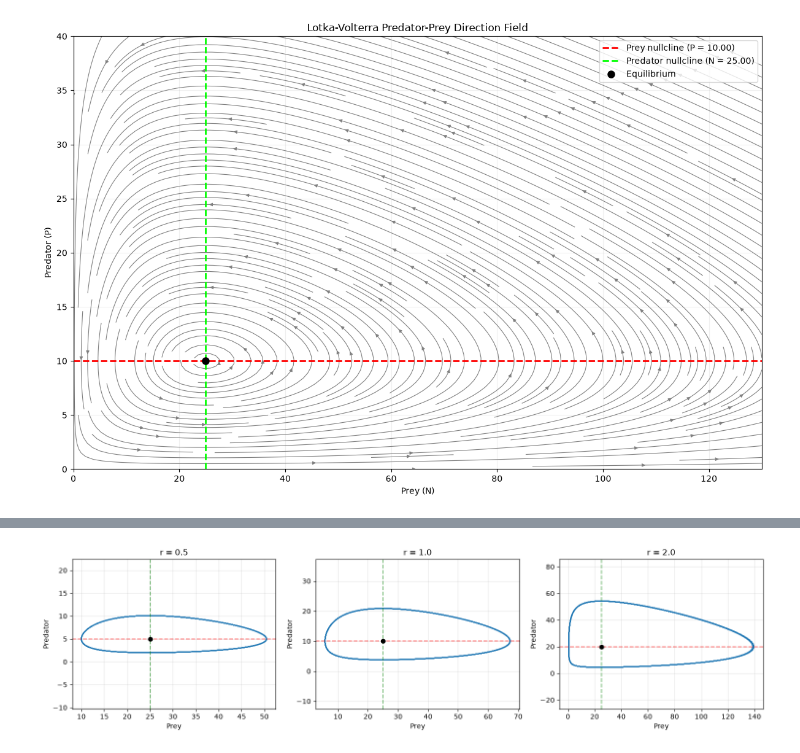
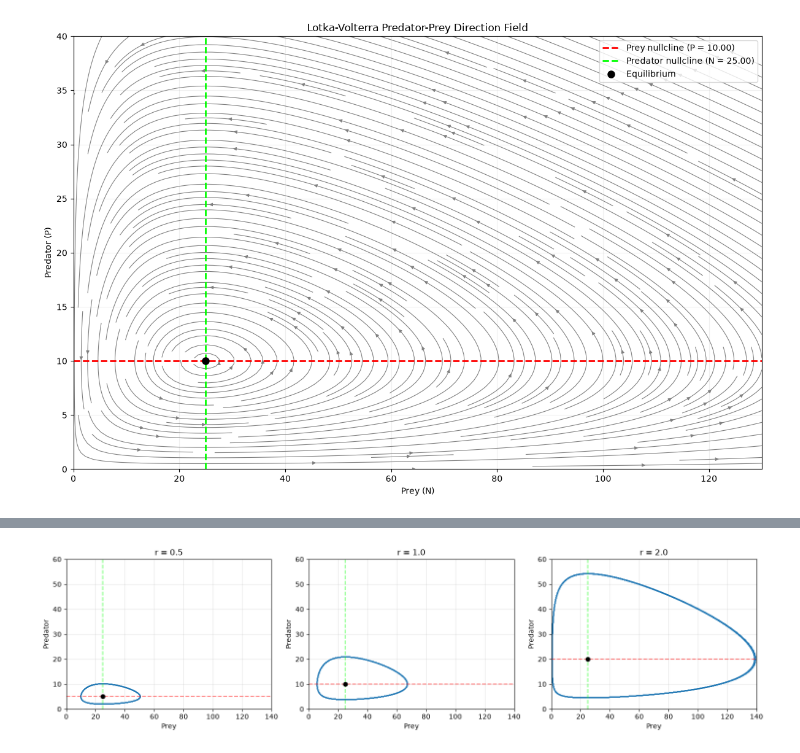
Before and after one commit to jasmine-moth/Mathematical-Ecology-Preperation, a Jupyter notebook: kot_ch.7/lotka-volterra_model.ipynb, the cells around one changed output, grey strips where cells are left out. Saved outputs shown, nothing was run; the diff lists cells and outputs as text; code cells hidden in the pictures.

```diff
--- a/kot_ch.7/lotka-volterra_model.ipynb
+++ b/kot_ch.7/lotka-volterra_model.ipynb
@@ -191,12 +191,6 @@ import numpy as np
 import matplotlib.pyplot as plt
 from scipy.integrate import odeint
 
-
-# parameters
-r = 1.0      # prey growth rate
-c = 0.1      # predation rate
-b = 0.02     # predator growth efficiency
-m = 0.5      # predator death rate
 
 def solve_lv(r, c, b, m, prey0, pred0, t_max=100, num_points=10000):
     t = np.linspace(0, t_max, num_points)
@@ -248,15 +232,12 @@ We have generated a plot of multiple phase planes on one set of axis, where each
 import numpy as np
 import matplotlib.pyplot as plt
 
-# parameters
-r, a, b, m = 1.0, 0.1, 0.02, 0.5
-
 # equilibrium points
-N_star = m / b   # prey equilibrium (25.0)
-P_star = r / a   # predator equilibrium (10.0)
+N_star = m / b
+P_star = r / a
 
 # flow function for the vector field
-def LV_flow(prey, pred, r, a, b, m):
+def LV_flow(prey, pred, r, c, b, m):
     dprey = r * prey - a * prey * pred
     dpred = b * prey * pred - m * pred
     return dprey, dpred
@@ -294,7 +275,6 @@ ax.set_ylabel('Predator (P)')
 ax.set_title('Lotka-Volterra Predator-Prey Direction Field')
 ax.set_xlim(0, 130)
 ax.set_ylim(0, 40)
-#ax.set_aspect('equal', adjustable='box')
 ax.grid(True, alpha=0.2)
 ax.legend(loc='upper right')
 
@@ -321,22 +303,24 @@ plt.show()
 # %%
 # Try different values of r (prey growth rate)
 r_values = [0.5, 1.0, 2.0]
 plt.figure(figsize=(15, 4))
 
 for i, r_val in enumerate(r_values):
-    sol = odeint(LV, y0, t, args=(r_val, a, b, m))
+    sol = odeint(LV, y0, t, args=(r_val, c, b, m))
     plt.subplot(1, 3, i+1)
     plt.plot(sol[:, 0], sol[:, 1], linewidth=1.5)
-    plt.axhline(y=r_val/a, color='red', linestyle='--', alpha=0.5)
-    plt.axvline(x=m/b, color='green', linestyle='--', alpha=0.5)
-    plt.plot(m/b, r_val/a, 'ko', markersize=6)
+    plt.axhline(y=r_val/c, color='red', linestyle='--', alpha=0.5)
+    plt.axvline(x=m/b, color='lime', linestyle='--', alpha=0.5)
+    plt.plot(m/b, r_val/c, 'ko', markersize=6)
     plt.xlabel('Prey')
     plt.ylabel('Predator')
     plt.title(f'r = {r_val}')
-    plt.axis('equal')
+    plt.xlim(0, 140)
+    plt.ylim(0, 60)
     plt.grid(True, alpha=0.3)
+
 
 plt.tight_layout()
 plt.show()
 # %% [output]
-[figure, old version]
+[figure, new version]
```
Also changed, not shown: parts of 3 cells of this notebook.
